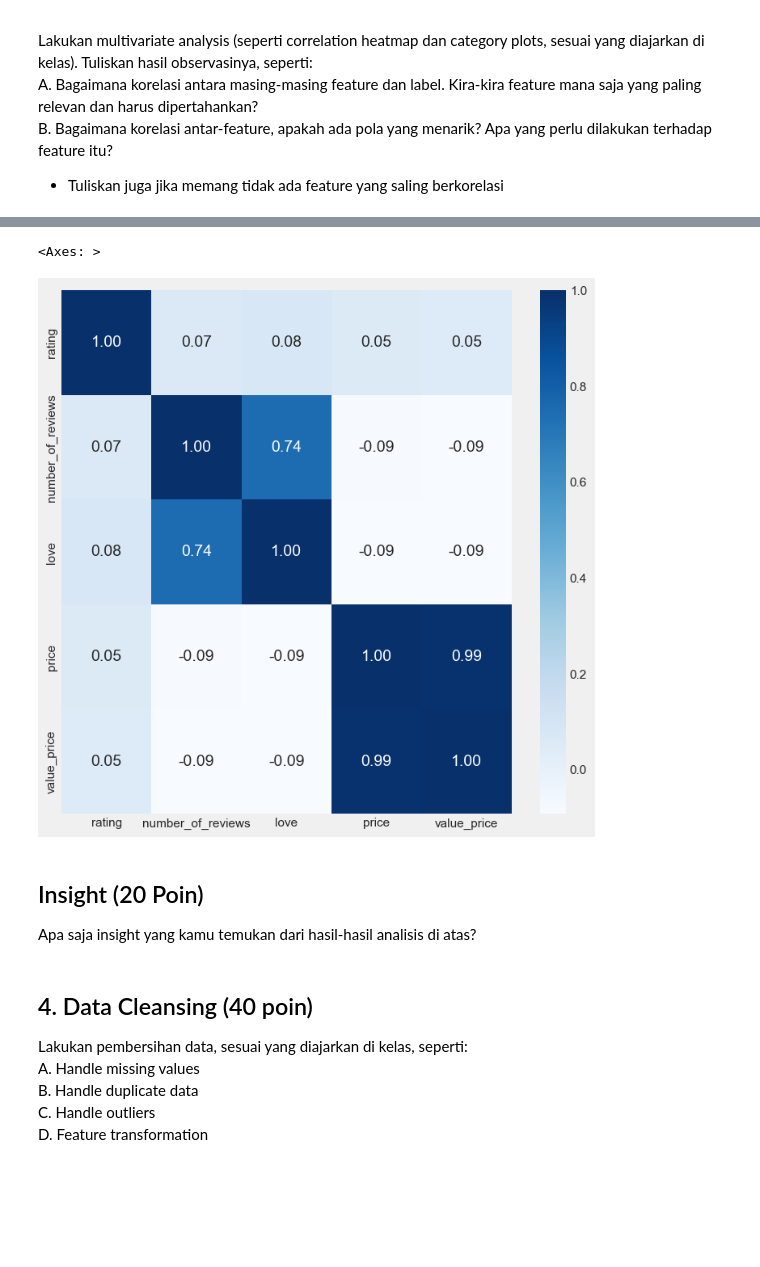
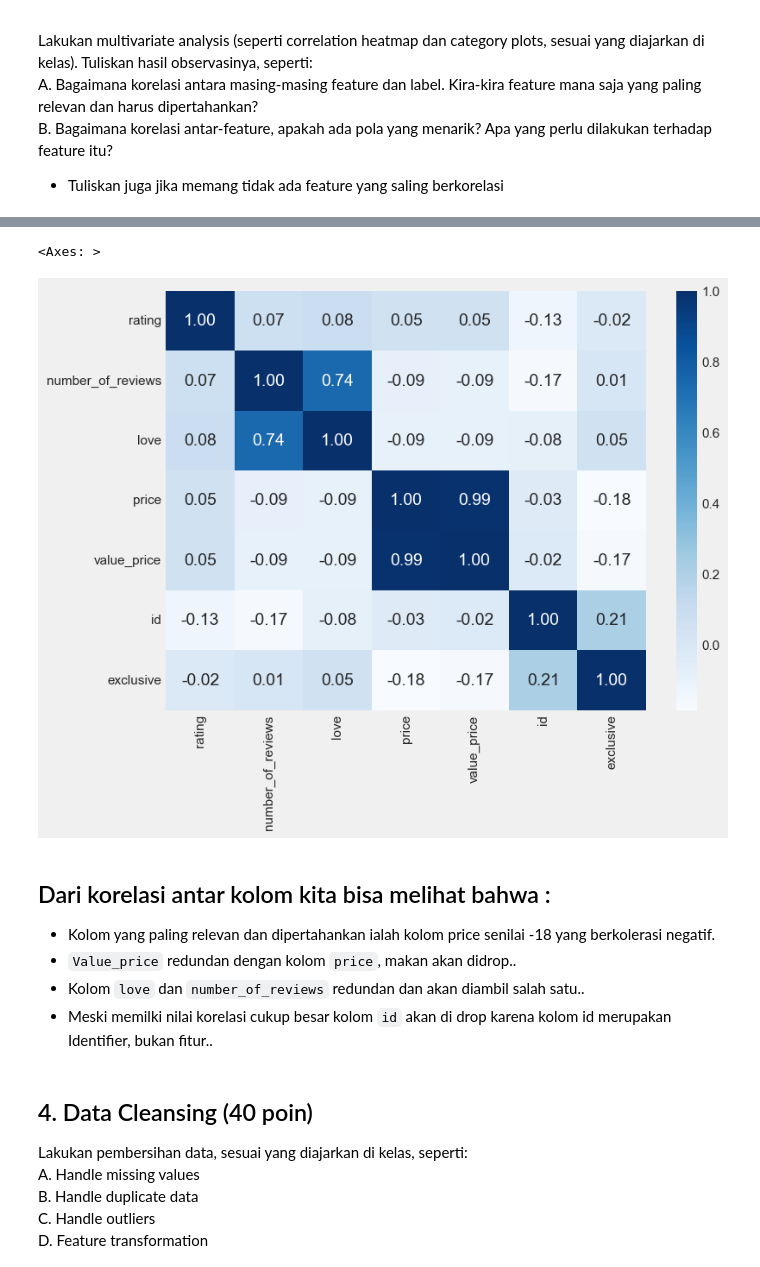
Before and after one commit to agirahmawandi/hw_ml_prep, a Jupyter notebook: Homework_ML_Preparation.ipynb, the cells around one changed output, grey strips where cells are left out. Cells and saved outputs as stored; diff of their text form; code cells hidden in the pictures; blank space fills up the shorter version.

```diff
--- a/Homework_ML_Preparation.ipynb
+++ b/Homework_ML_Preparation.ipynb
@@ -70,7 +70,7 @@ memory usage: 562.6+ KB
 # %%
 ## pengelompokan berdasar jenis kolom
 cats = ['brand','category']
-numbs = ['id','rating','number_of_reviews','love','price','value_price']
+numbs = ['rating','number_of_reviews','love','price','value_price','id','exclusive']
 # %%
 df[cats].describe()
 # %% [output]
@@ -205,13 +224,15 @@ dilakukan terhadap feature itu?<br>
 # %%
-plt.figure(figsize=(8, 8))
+plt.figure(figsize=(8, 6))
 sns.heatmap(df[numbs].corr(), cmap='Blues', annot=True, fmt='.2f')
 # %% [output]
 <Axes: >
-[figure, old version]
+[figure, new version]
-# %% [markdown]
-## Insight (20 Poin)
-
-Apa saja insight yang kamu temukan dari hasil-hasil analisis di atas?
+# %% [markdown]
+## Dari korelasi antar kolom kita bisa melihat bahwa :
+- Kolom yang paling relevan dan dipertahankan ialah kolom price senilai -18 yang berkolerasi negatif.<br>
+- `Value_price` redundan dengan kolom `price`, makan akan didrop..<br>
+- Kolom `love` dan `number_of_reviews` redundan dan akan diambil salah satu..<br>
+- Meski memilki nilai korelasi cukup besar kolom `id` akan di drop karena kolom id merupakan Identifier, bukan fitur..<br>
 # %% [markdown]
 ## 4. Data Cleansing (40 poin)
 Lakukan pembersihan data, sesuai yang diajarkan di kelas, seperti:<br>
```
Also changed, not shown: parts of 11 cells of this notebook.
